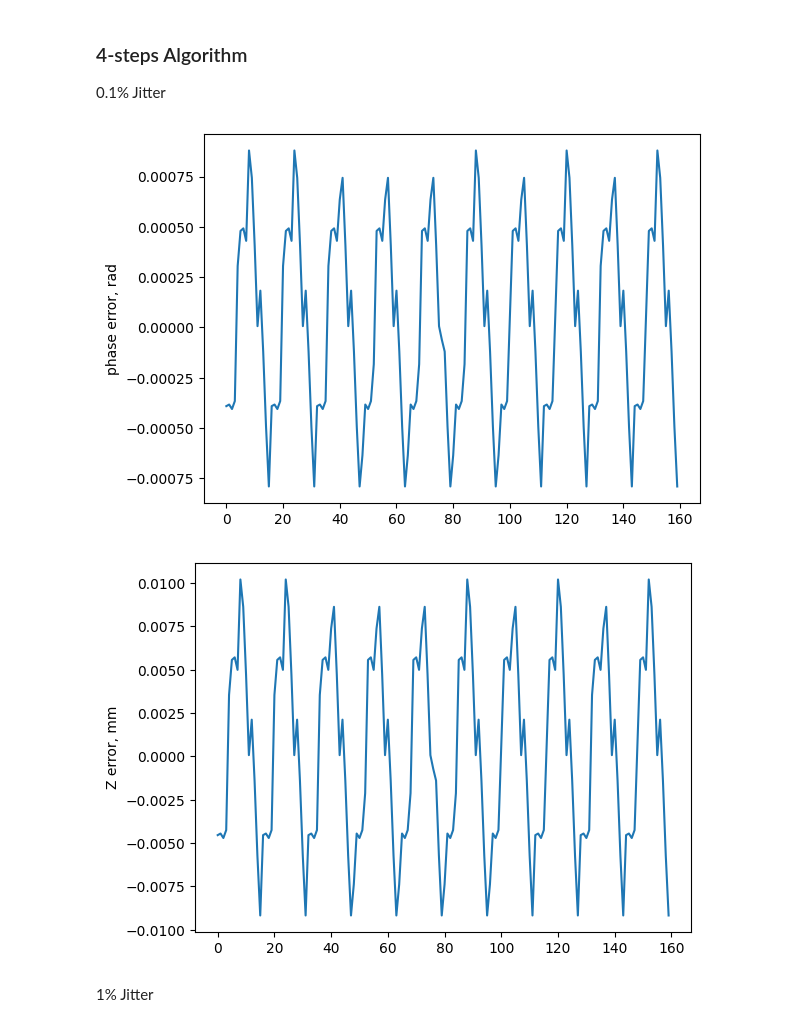
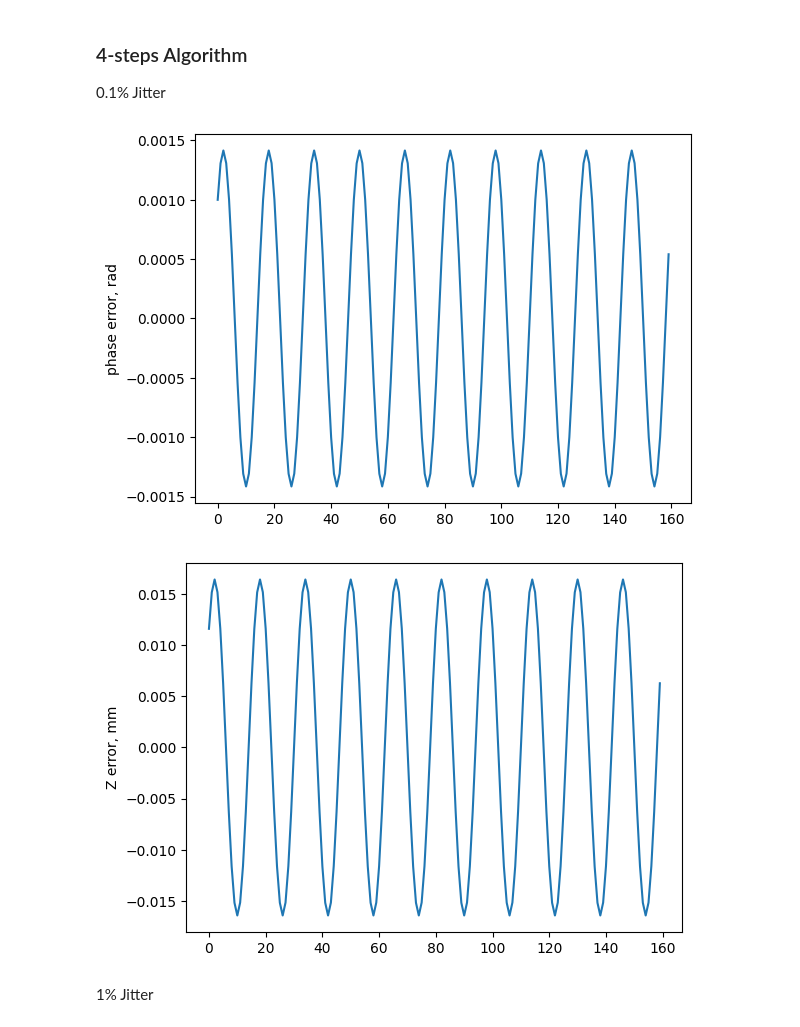
Before and after one commit to aquatter/python_experiments, a Jupyter notebook: jitter_test.ipynb, the cells around one changed output. Saved outputs shown, nothing was run; the diff lists cells and outputs as text; code cells hidden in the pictures.

Commit message:
updated jitter_test

```diff
--- a/jitter_test.ipynb
+++ b/jitter_test.ipynb
@@ -13,7 +13,6 @@ We can model exposition jitter as a uniform noise applied to the amplitude of a
 # %%
 def jitter( val : np.float32 ) -> np.array:
-
-    intensity_jitter = a0 * np.array( [np.random.uniform( 0, val ) for i in range(N)] )
+    intensity_jitter = val * a0 * np.random.binomial( 1, 0.5, (N,) )
     intensity_jitter = np.expand_dims(intensity_jitter, axis=1)
     intensity_jitter = np.repeat(intensity_jitter, k*K, axis=1)
 
@@ -26,7 +25,7 @@ phase0 = np.linspace(0, -2.0 * np.pi * K, k*K, endpoint=False)
 
 # sine phase-shifted waves
 delta_phase = 2*np.pi/N
-phase_arrays = np.array([[a0 * (0.5 + 0.5 * np.cos(i * 2.0 * np.pi/k + delta_phase * j) ) for i in range(K*k)] for j in range(N)], np.int32)
+phase_arrays = np.fromfunction(lambda i, j: a0 * (0.5 + 0.5 * np.cos(j * 2.0 * np.pi/k + delta_phase * i)), ( N, k*K ), dtype=np.int32 )
 
 cos_ = np.array([np.cos(i * 2.0 * np.pi / N) for i in range(N)], np.float32)
 sin_ = np.array([np.sin(i * 2.0 * np.pi / N) for i in range(N)], np.float32)
@@ -105,17 +104,17 @@ convert_phase_to_z(phase_error)
 # %%
 N = 4
 
 delta_phase = 2*np.pi/N
-phase_arrays = np.array([[a0 * (0.5 + 0.5 * np.cos(i * 2.0 * np.pi/k + delta_phase * j) ) for i in range(K*k)] for j in range(N)], np.int32)
+phase_arrays = np.fromfunction(lambda i, j: a0 * (0.5 + 0.5 * np.cos(j * 2.0 * np.pi/k + delta_phase * i)), ( N, k*K ), dtype=np.int32 )
 
 cos_ = np.array([np.cos(i * 2.0 * np.pi / N) for i in range(N)], np.float32)
 sin_ = np.array([np.sin(i * 2.0 * np.pi / N) for i in range(N)], np.float32)
 
 phase_error = apply_jitter_and_reconstruct(1.0e-3)
 convert_phase_to_z(phase_error)
 # %% [output]
-[figure, old version]
+[figure, new version]
-[figure, old version]
+[figure, new version]
 # %% [markdown]
 1% Jitter
 # %%
```
Also changed, not shown: parts of 6 cells of this notebook.
